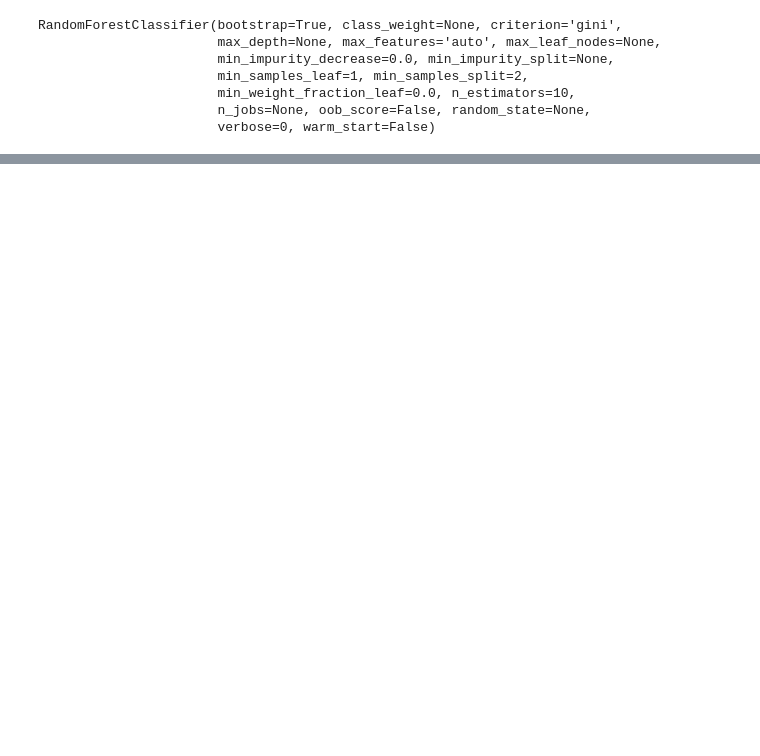
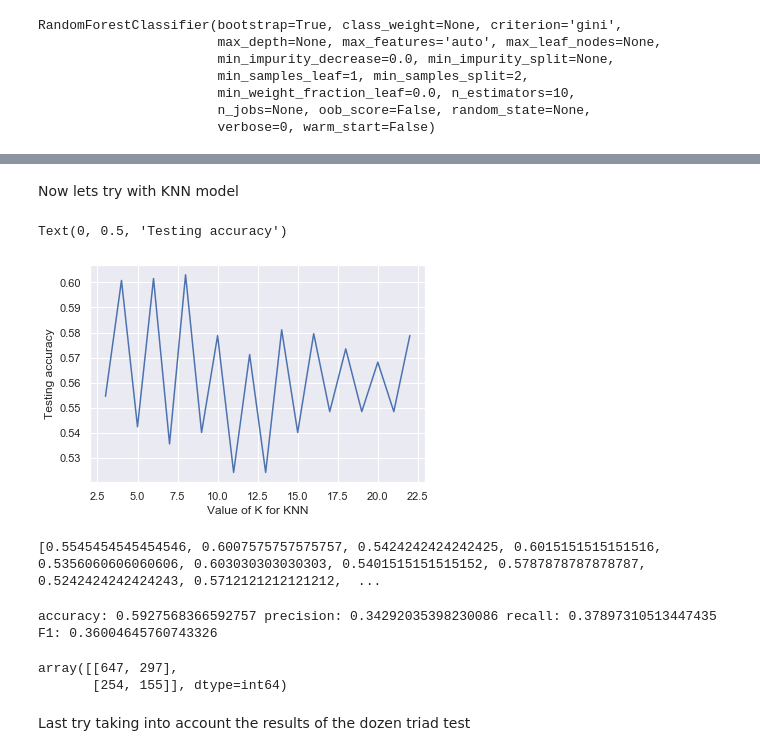
Before and after one commit to pengtianan/final-project, a Jupyter notebook: your-project/Supervised new y + Imbalance.ipynb, the cells around one changed output, grey strips where cells are left out. Saved outputs shown, nothing was run; the diff lists cells and outputs as text; code cells hidden in the pictures; blank space fills up the shorter version.

```diff
--- a/your-project/Supervised new y + Imbalance.ipynb
+++ b/your-project/Supervised new y + Imbalance.ipynb
@@ -290,0 +416,8 @@ array([[834,  81],
+# %%
+# Use the random grid to search for best hyperparameters
+# First create the base model to tune
+rf = RandomForestRegressor()
+# Random search of parameters, using 3 fold cross validation,
+# search across 100 different combinations, and use all available cores
+rf_random = RandomizedSearchCV(estimator = rf, param_distributions = random_grid, n_iter = 100, cv = 3, verbose=2, random_state=67, n_jobs = -1)# Fit the random search model
+rf_random.fit(X_train, y_train)
@@ -290,0 +436,25 @@ array([[834,  81],
+# %% [markdown]
+Now lets try with KNN model
+# %%
+k_range=range(3,23)
+scores=[]
+# %%
+for k in k_range:
+    knn = KNeighborsClassifier(n_neighbors=k)
+    knn.fit(X_train,y_train)
+    y_pred = knn.predict(X_test)
+    scores.append(accuracy_score(y_test,y_pred))
+# %%
+import matplotlib.pyplot as plt
+%matplotlib inline
+
+plt.plot(k_range, scores)
+plt.xlabel("Value of K for KNN")
+plt.ylabel("Testing accuracy")
+# %% [output]
+Text(0, 0.5, 'Testing accuracy')
+[figure, added]
+# %%
+print(scores)
+# %% [output]
+[0.5545454545454546, 0.6007575757575757, 0.5424242424242425, 0.6015151515151516, 0.5356060606060606, 0.603030303030303, 0.5401515151515152, 0.5787878787878787, 0.5242424242424243, 0.5712121212121212,  ...
@@ -290,0 +468,18 @@ array([[834,  81],
+# %%
+y_pred = knn.predict(X_test)
+cm = confusion_matrix(y_test,y_pred)
+ac = accuracy_score(y_test, y_pred)
+pr = precision_score(y_test, y_pred)
+rc = recall_score(y_test, y_pred)
+f1 = f1_score(y_test, y_pred)
+
+print('accuracy:', ac, 'precision:', pr, 'recall:', rc, 'F1:', f1)
+# %% [output]
+accuracy: 0.5927568366592757 precision: 0.34292035398230086 recall: 0.37897310513447435 F1: 0.36004645760743326
+# %%
+cm
+# %% [output]
+array([[647, 297],
+       [254, 155]], dtype=int64)
+# %% [markdown]
+Last try taking into account the results of the dozen triad test
```
Also changed, not shown: parts of 54 cells of this notebook, 4 other files.
